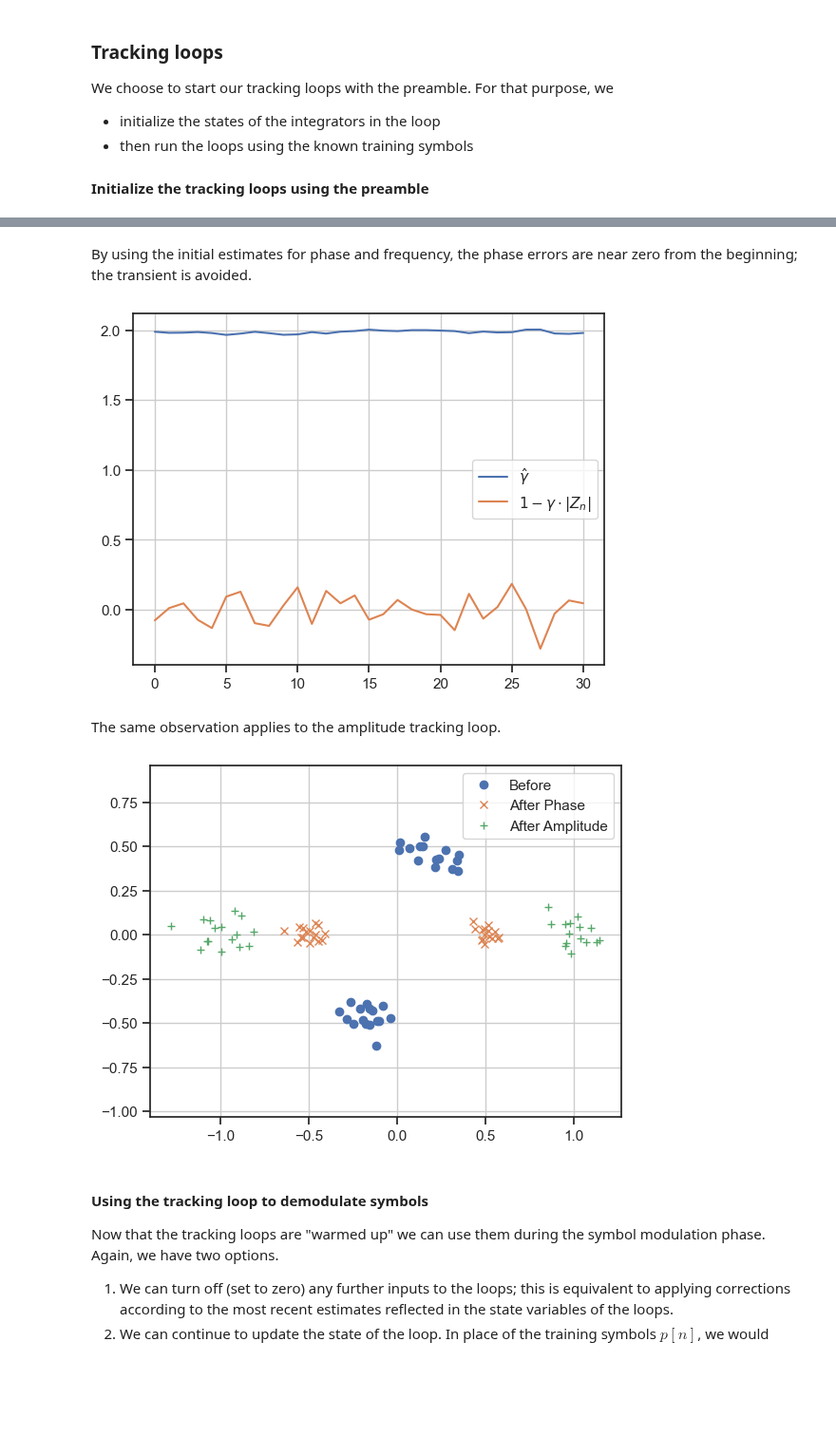
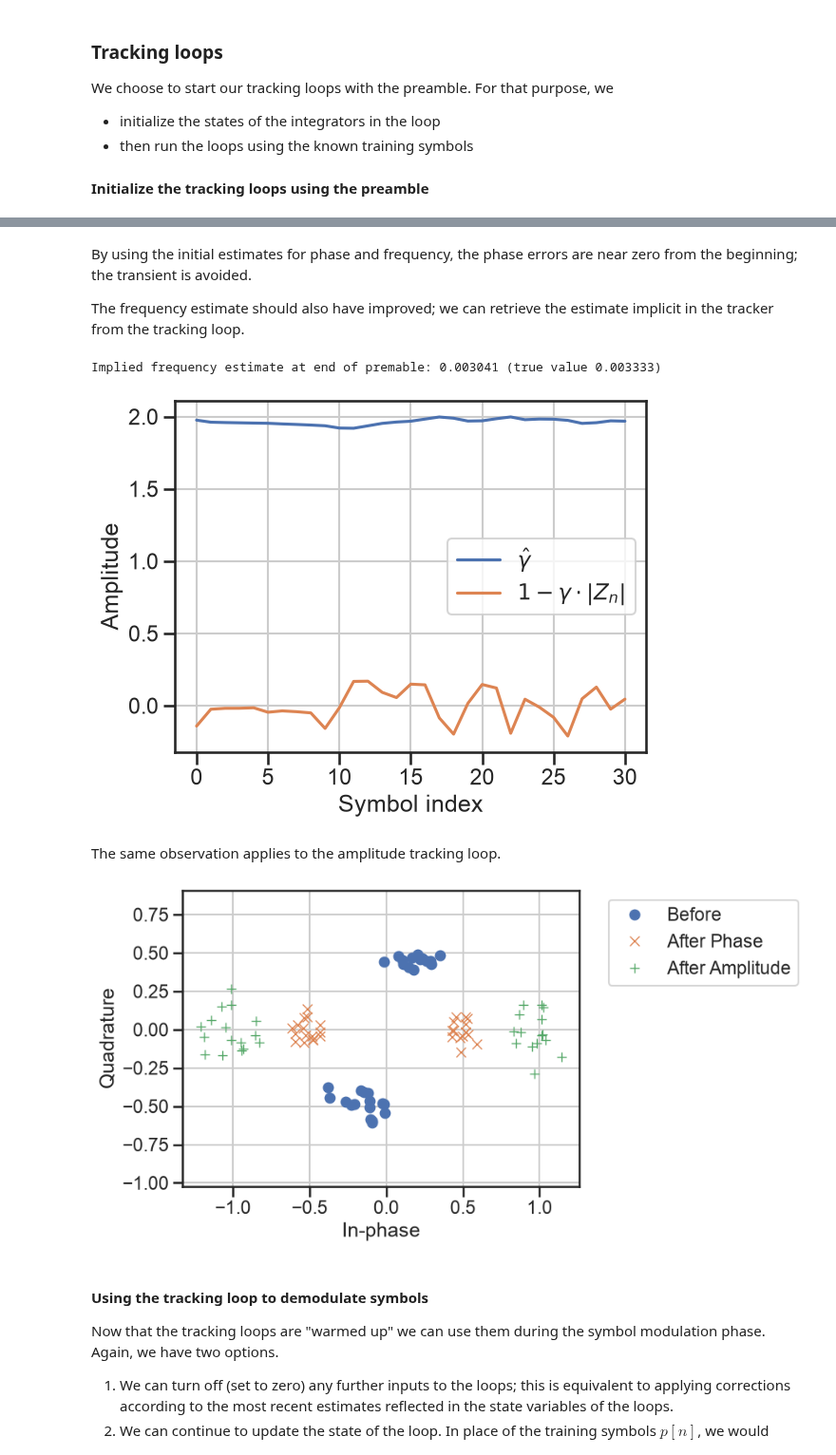
Before and after one commit to bepepa/dc_632_26, a Jupyter notebook: notebooks/070_tracking_loops.ipynb, the cells around one changed output, grey strips where cells are left out. Shown at 95% size. Saved outputs shown, nothing was run; the diff lists cells and outputs as text; code cells hidden in the pictures; blank space fills up the shorter version.

```diff
--- a/notebooks/070_tracking_loops.ipynb
+++ b/notebooks/070_tracking_loops.ipynb
@@ -958,13 +835,14 @@ df = 0.1/(fsT*(K-1))  # frequency offset per symbol period, phase change is 0.1*
 X = 0.5*np.exp(1j*np.pi/4) # amplitude and phase
 
 # delay by pre-pending zeros
-rr = np.concatenate(( np.zeros(delay_samples), X * sig * np.exp(2j * np.pi * df * np.arange(len(sig))) ))
+rr = np.concatenate(( np.zeros(delay_samples),
+                     X * sig * np.exp(2j * np.pi * df * np.arange(len(sig))) ))
 
 # down-sample
 rr = rr[::ds_factor]
 fsT_r = fsT // ds_factor
 
-SNR_dB = 20
+SNR_dB = 15
 SNR = 10**(SNR_dB/10)
 noise_var = abs(X)**2 / SNR
 
@@ -1039,0 +895,13 @@ Corrected phasor X/X_hat = 0.988 + j -0.106
+# %%
+mf_out_pind = mf_out[p_ind::fsT_r]
+preamble_symbols_received = mf_out_pind[k_ind-len(preamble_symbols) + 1:k_ind+1]
+payload_symbols_received = mf_out_pind[k_ind+1:k_ind+1+N]
+
+estimator = Estimator(preamble_symbols, 2)
+
+freq_offset, complex_gain, noise_var_est = estimator.estimate(preamble_symbols_received)
+
+print(f"Estimated frequency offset: {freq_offset:.6f} per symbol (true value: {df*fsT:.6f})")
+print(f"Estimated gain: {np.abs(complex_gain):.6f} (true value: {0.5})")
+print(f"Estimated phase: {np.angle(complex_gain)/np.pi:.6f}*pi (true value: {0.25}*pi)")
+print(f"Estimated noise variance: {noise_var_est:.6f} (true value: {noise_var:.6f})")
@@ -1047,37 +952,37 @@ We choose to start our tracking loops with the preamble. For that purpose, we
 #### Initialize the tracking loops using the preamble
 # %%
 # pull out preamble samples and allocate storage for intermediate results
-Z_hat = Z[i_hat, first:first+K]                  # <- this is the input signal to the loop
-dphi = np.zeros_like(Z_hat, dtype=np.float64)    # phase error
-phi = np.zeros_like(Z_hat, dtype=np.float64)     # phase estimate
-dA = np.zeros_like(Z_hat, dtype=np.float64)      # amplitude error
-gamma = np.zeros_like(Z_hat, dtype=np.float64)   # estimate of 1/A
+Z_hat = preamble_symbols_received                # <- this is the input signal to the loop
+dphi = np.zeros_like(Z_hat, dtype=float)    # phase error
+phi = np.zeros_like(Z_hat, dtype=float)     # phase estimate
+dA = np.zeros_like(Z_hat, dtype=float)      # amplitude error
+gamma = np.zeros_like(Z_hat, dtype=float)   # estimate of 1/A
 x = np.zeros_like(Z_hat)                         # phase corrected input
 y = np.zeros_like(Z_hat)                         # amplitude and phase corrected input
 # %%
 # instantiate loop filters and integrators, one for each loop
 HA = First_Order_Filter(alpha)
 SA = Integrator()
-SA.state = 1/np.abs(X_hat)  # initialize amplitude loop with 1/amplitude estimate
+SA.state = 1/np.abs(complex_gain)  # initialize amplitude loop with 1/amplitude estimate
 
 HP = Second_Order_Filter(alpha1, alpha2)
 SP = Integrator()
-SP.state = np.angle(X_hat)  # initialize phase loop with phase estimate
-HP.state = 2*np.pi*f_hat    # and frequency estimate
+SP.state = np.angle(complex_gain)  # initialize phase loop with phase estimate
+HP.state = 2*np.pi*freq_offset     # and frequency estimate
 
 ## now run the tracking loop over the preamble symbols (length K)
 for n in range(K):
     # first the PLL
     phi[n] = SP.state
     x[n] = rotate_phase(Z_hat[n], phi[n])        # this goes to amplitude loop
-    dphi[n] = measure_phase(x[n], pn[n])
+    dphi[n] = measure_phase(x[n], preamble_symbols[n])
     tmp = HP(dphi[n])
     SP(tmp)
 
     # then the amplitude loop, input is the phase corrected input x[n]
     gamma[n] = SA.state
     y[n] = scale_amplitude(x[n], gamma[n])   # x[n] is the input from above
-    dA[n] = measure_amplitude_error(y[n], pn[n])
+    dA[n] = measure_amplitude_error(y[n], preamble_symbols[n])
     tmp = HA(dA[n])
     SA(tmp)
 # %%
@@ -1094,29 +1001,39 @@ plt.show()
 # %% [markdown]
 By using the initial estimates for phase and frequency, the phase errors are near zero from the beginning; the transient is avoided.
+
+The frequency estimate should also have improved; we can retrieve the estimate implicit in the tracker from the tracking loop.
+# %%
+print(f"Implied frequency estimate at end of premable: {HP.state/(2*np.pi):.6f} (true value {df*fsT:.6f})")
+# %% [output]
+Implied frequency estimate at end of premable: 0.003041 (true value 0.003333)
 # %%
 # plot amplitudes
 plt.plot(gamma, label=r'$\hat{\gamma}$')
 plt.plot(dA, label=r'$1 - \gamma \cdot |Z_n|$')
 
+plt.xlabel('Symbol index')
+plt.ylabel('Amplitude')
 plt.grid()
 plt.legend()
 
 plt.show()
 # %% [output]
-[figure, old version]
+[figure, new version]
 # %% [markdown]
 The same observation applies to the amplitude tracking loop.
 # %%
-# Scatter plot of input before and after phase and amplitude correcetions
+# Scatter plot of input before and after phase and amplitude corrections
 plt.plot(Z_hat.real, Z_hat.imag, 'o', label='Before')
 plt.plot(x.real, x.imag, 'x', label='After Phase')
 plt.plot(y.real, y.imag, '+', label='After Amplitude')
 plt.grid()
 plt.axis('equal')
-plt.legend()
+plt.xlabel('In-phase')
+plt.ylabel('Quadrature')
+plt.legend(bbox_to_anchor=(1.05, 1), loc='upper left')
 plt.show()
 # %% [output]
-[figure, old version]
+[figure, new version]
 # %% [markdown]
 #### Using the tracking loop to demodulate symbols
 
```
Also changed, not shown: parts of 71 cells of this notebook.
